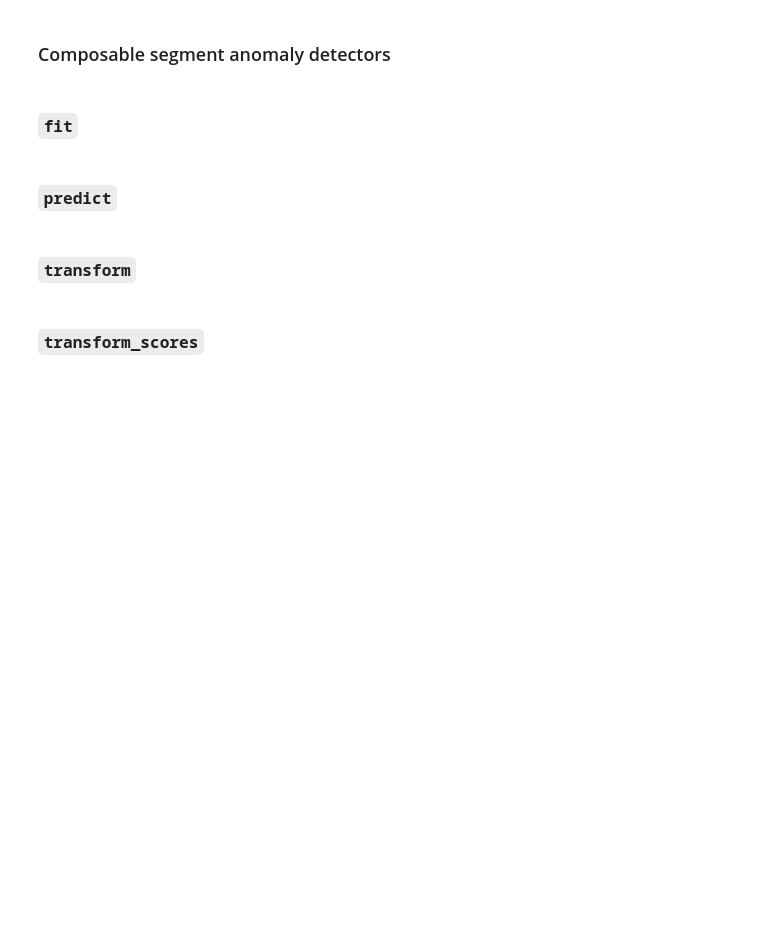
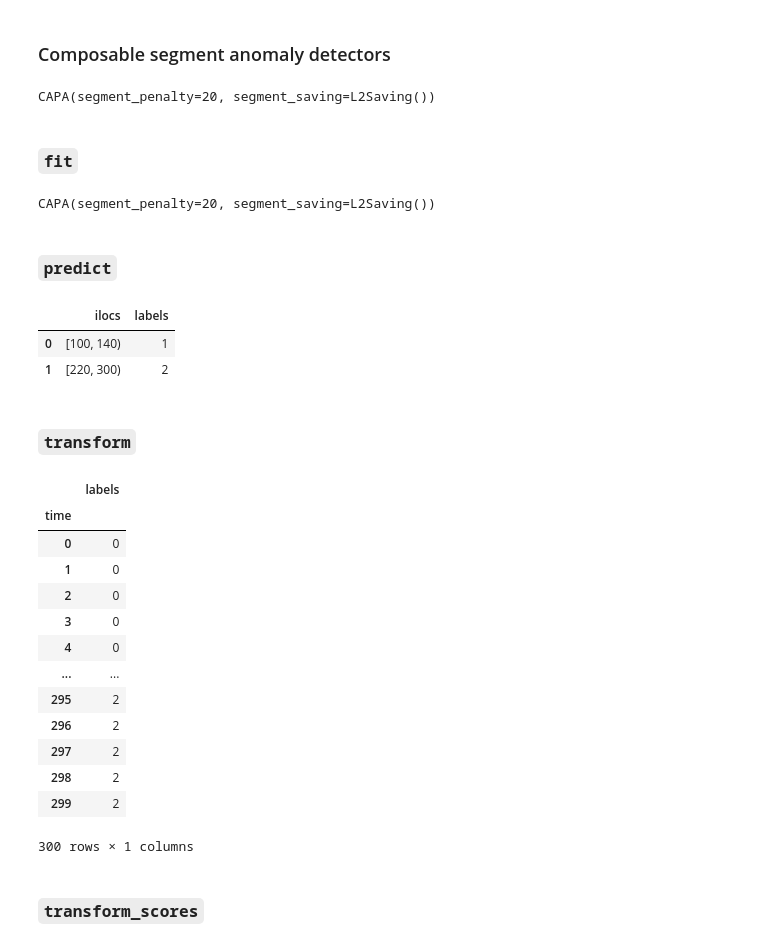
Before and after one commit to NorskRegnesentral/skchange, a Jupyter notebook: docs/source/user_guide/getting_started.ipynb, the cells around one changed output. Saved outputs shown, nothing was run; the diff lists cells and outputs as text; code cells hidden in the pictures; blank space fills up the shorter version.

```diff
--- a/docs/source/user_guide/getting_started.ipynb
+++ b/docs/source/user_guide/getting_started.ipynb
@@ -188,6 +211,28 @@ px.line(detection_scores)
 # %% [markdown]
 ### Composable segment anomaly detectors
+# %%
+from skchange.anomaly_detectors import CAPA
+from skchange.anomaly_scores import L2Saving
+
+detector = CAPA(
+    segment_saving=L2Saving(),
+    segment_penalty=20,
+)
+detector
+# %% [output]
+CAPA(segment_penalty=20, segment_saving=L2Saving())
 # %% [markdown]
 ### `fit`
+# %%
+detector.fit(x)
+# %% [output]
+CAPA(segment_penalty=20, segment_saving=L2Saving())
 # %% [markdown]
 ### `predict`
+# %%
+detections = detector.predict(x)
+detections
+# %% [output]
+|  | ilocs | labels |
+| 0 | [100, 140) | 1 |
+| 1 | [220, 300) | 2 |
@@ -194,2 +244,20 @@ px.line(detection_scores)
 # %% [markdown]
 ### `transform`
+# %%
+labels = detector.transform(x)
+labels
+# %% [output]
+|  | labels |
+| time |  |
+| 0 | 0 |
+| 1 | 0 |
+| 2 | 0 |
+| 3 | 0 |
+| 4 | 0 |
+| ... | ... |
+| 295 | 2 |
+| 296 | 2 |
+| 297 | 2 |
+| 298 | 2 |
+| 299 | 2 |
+300 rows × 1 columns
```
Also changed, not shown: parts of 36 cells of this notebook.
